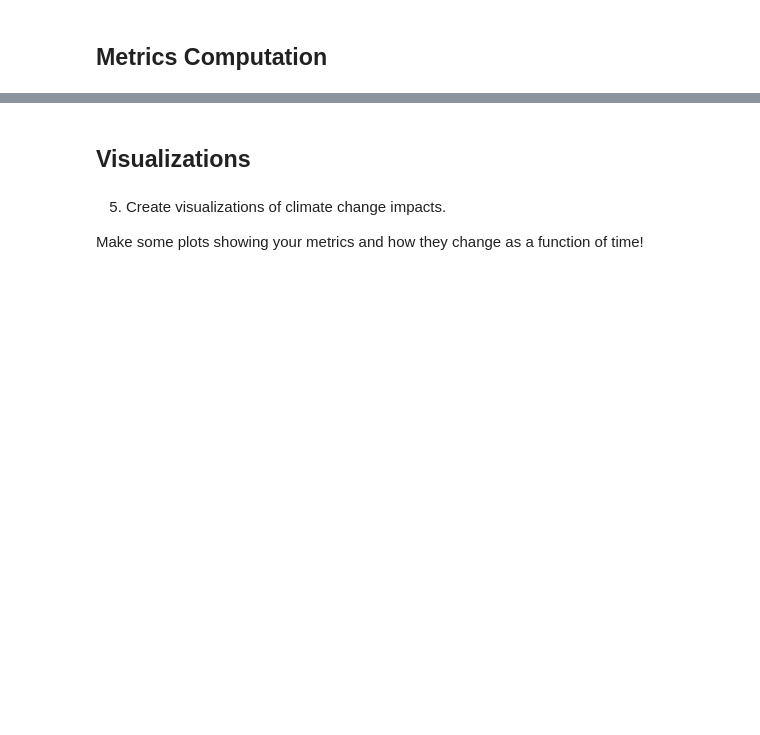
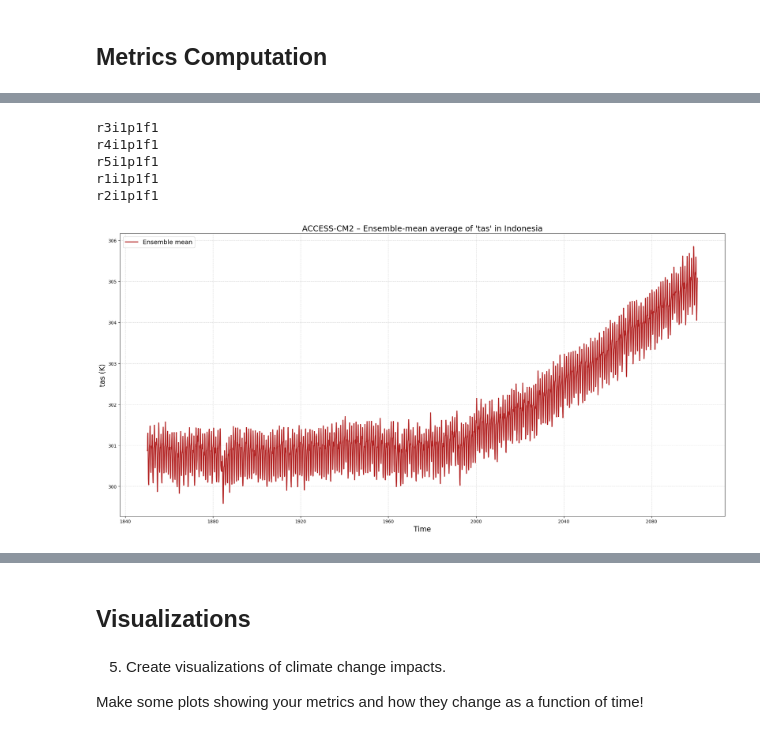
Before and after one commit to ceh58/eds296-final, a Jupyter notebook: eds296-final.ipynb, the cells around one changed output, grey strips where cells are left out. Drawn from its saved outputs; the diff is of its cells as text; code cells hidden in the pictures; blank space fills up the shorter version.

```diff
--- a/eds296-final.ipynb
+++ b/eds296-final.ipynb
@@ -164,0 +228,9 @@ necessary metrics (averages, etc) from them.
+# %%
+model_climate_timeseries('ACCESS-CM2', 'tas')
+# %% [output]
+r3i1p1f1
+r4i1p1f1
+r5i1p1f1
+r1i1p1f1
+r2i1p1f1
+[figure, added]
```
Also changed, not shown: parts of 32 cells of this notebook.
